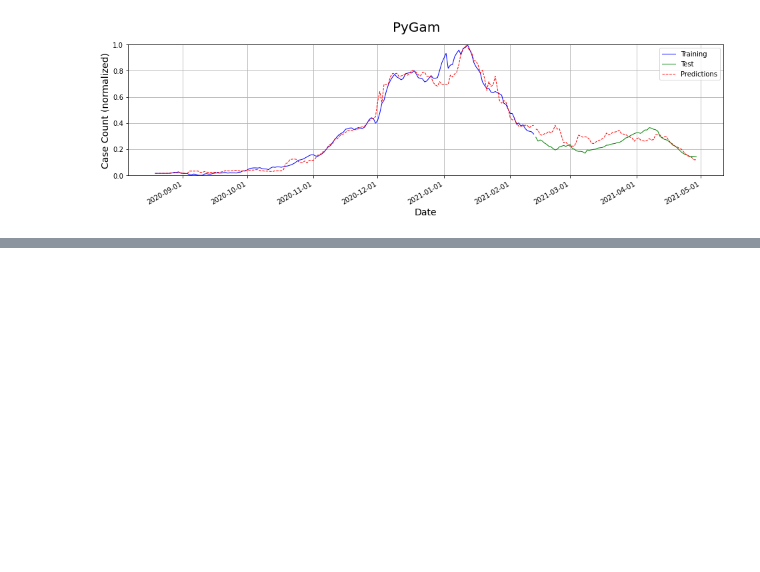
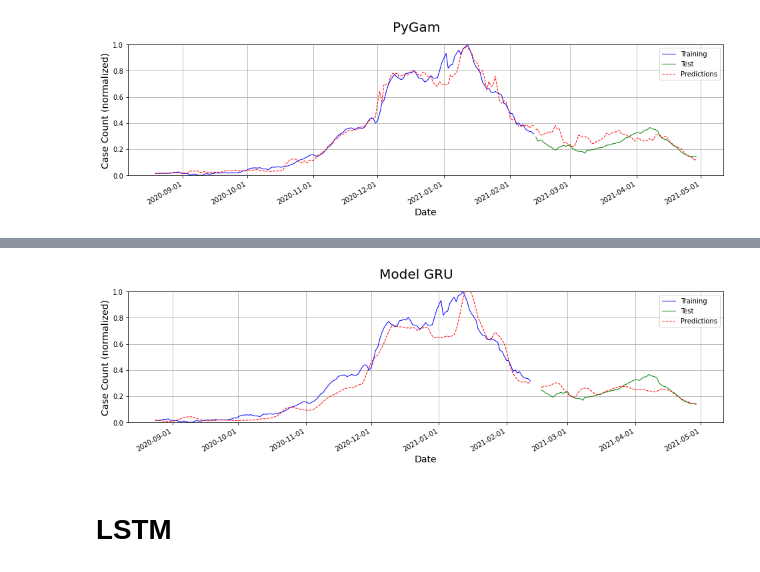
Before and after one commit to bhatiavr/cs109b-final-project-111, a Jupyter notebook: src/cs109b-wastewater-covid-forecasting.ipynb, the cells around one changed output, grey strips where cells are left out. Saved outputs shown, nothing was run; the diff lists cells and outputs as text; code cells hidden in the pictures; blank space fills up the shorter version.

```diff
--- a/src/cs109b-wastewater-covid-forecasting.ipynb
+++ b/src/cs109b-wastewater-covid-forecasting.ipynb
@@ -904,0 +971,14 @@ df_evaluation.style.apply(highlight_cols)
+# %%
+tf.keras.backend.clear_session()
+
+# Define GRU Model
+model_gru = Sequential()
+model_gru.add(tf.keras.layers.GRU(n_units, return_sequences = True, input_shape = [X_train.shape[1], X_train.shape[2]]))
+model_gru.add(tf.keras.layers.Dropout(drop_rate))
+model_gru.add(tf.keras.layers.GRU(n_units))
+model_gru.add(tf.keras.layers.Dense(1, activation='relu'))
+
+# Compile model
+model_gru.compile(optimizer='adam', loss='mse')
+
+model_gru.summary()
@@ -904,0 +1060,25 @@ df_evaluation.style.apply(highlight_cols)
+# %%
+train_predictions = model_gru.predict(X_train)
+test_preds = model_gru.predict(X_test)
+
+# plot predictions and expected results
+fig, ax = plt.subplots(nrows = 1, ncols = 1, figsize=(16,4))
+
+ax.plot(df_train['Date'][TIME_STEPS:], y_train, 'b', linewidth = 1,  label="Training")
+ax.plot(df_test['Date'][TIME_STEPS:], y_test, 'g', linewidth = 1,  label="Test")
+ax.plot(df_train['Date'][TIME_STEPS:], train_predictions, '--r', linewidth = 1)
+ax.plot(df_test['Date'][TIME_STEPS:], test_preds, '--r', linewidth = 1,  label="Predictions")
+
+ax.grid(True)
+ax.legend()
+ax.xaxis.set_major_formatter(mdates.DateFormatter('%Y-%m-%d'))
+ax.set_ylabel('Case Count (normalized)', fontsize = 14)
+ax.set_xlabel('Date', fontsize = 14)
+ax.set_ylim([0,1])
+
+
+fig.autofmt_xdate()
+fig.suptitle('Model GRU', fontsize=20, y=1.00)
+fig.show()
+# %% [output]
+[figure, added]
@@ -904,0 +1088,2 @@ df_evaluation.style.apply(highlight_cols)
+# %% [markdown]
+# LSTM
```
Also changed, not shown: parts of 51 cells of this notebook.
